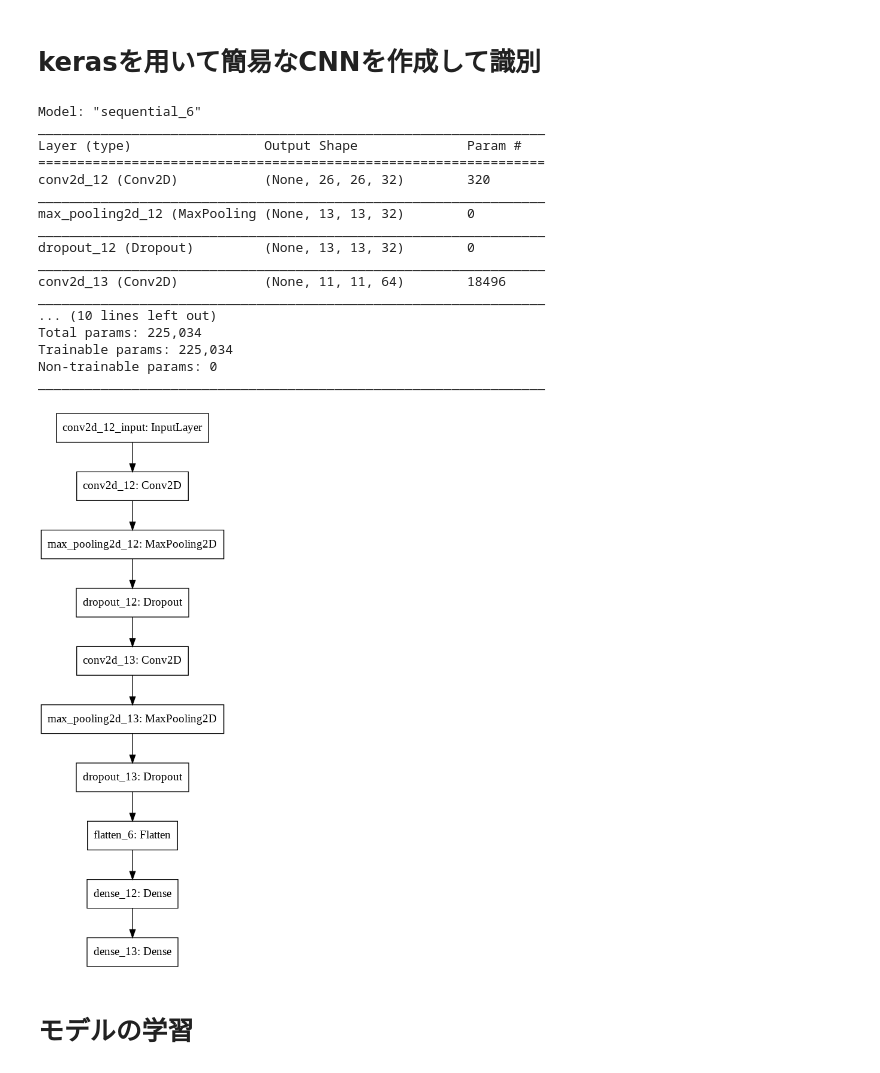
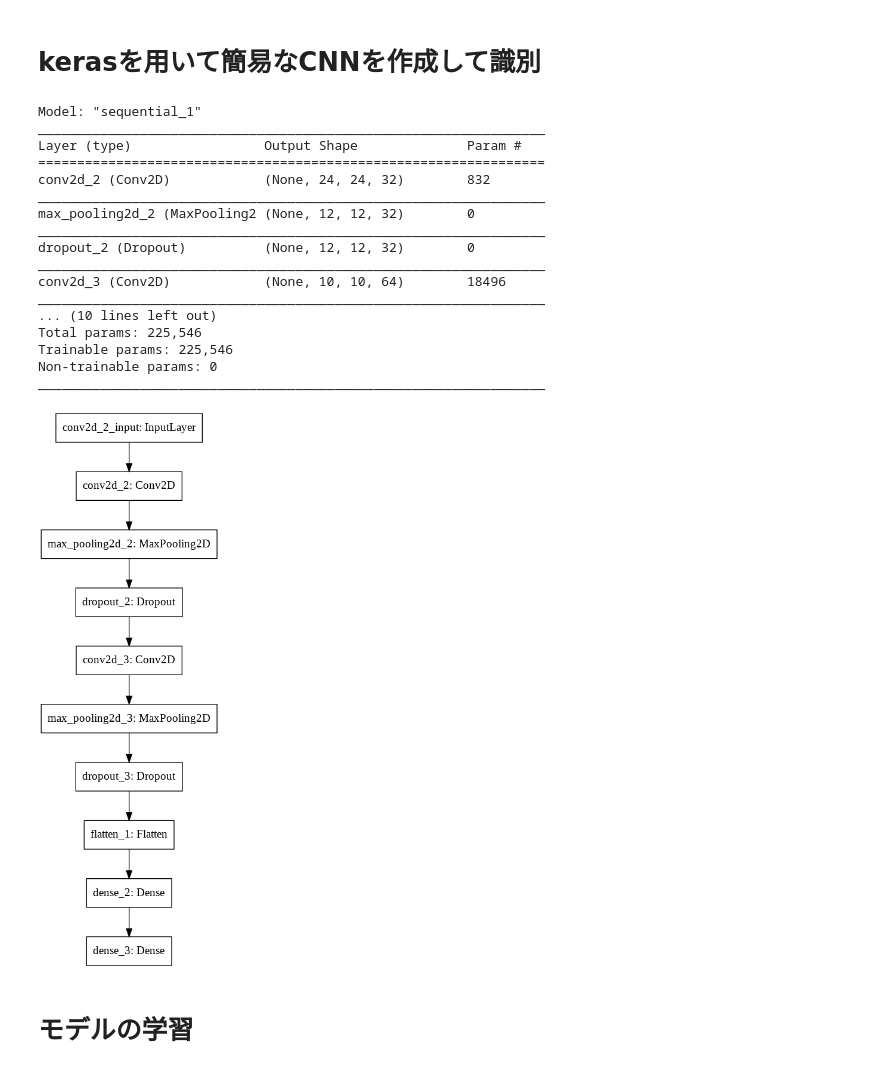
Before and after one commit to IshimotoTakara/CrushedCharactersIdentification, a Jupyter notebook: code.ipynb, the cells around one changed output. Saved outputs shown, nothing was run; the diff lists cells and outputs as text; code cells hidden in the pictures.

```diff
--- a/code.ipynb
+++ b/code.ipynb
@@ -204,6 +236,7 @@ import tensorflow as tf
 from tensorflow import keras
 from tensorflow.keras.models import Sequential
 from tensorflow.keras import layers
+from keras.layers import BatchNormalization
 from tensorflow.keras import backend as K
 from tensorflow.keras.utils import plot_model
 
@@ -219,47 +252,45 @@ input_shape = (28, 28, 1)
 # Sequential：モデル層を積み重ねる形式の記述方法。.addメソッドで簡単に層を追加できる。
 model = Sequential()
 
 # Conv2D：2次元畳み込み層。空間フィルタ – 畳み込み演算層。
-# 32種類の「3×3」のフィルタ
-model.add(layers.Conv2D(32, kernel_size=(3, 3), activation='relu', input_shape=input_shape))
-# プーリング層
+# 32種類の「5×5」のフィルタ
+model.add(layers.Conv2D(32, kernel_size=(5, 5), activation='relu', input_shape=input_shape))
 model.add(layers.MaxPooling2D(pool_size=(2, 2)))
-# ドロップアウト層(過学習防止用, dropoutレートが0.25なら512個のユニットのうち、25%のユニットを無効化）
+# ドロップアウト(過学習防止用, dropoutレートが0.25なら512個のユニットのうち、25%のユニットを無効化？）
 model.add(layers.Dropout(0.25))
 
 model.add(layers.Conv2D(64, kernel_size=(3, 3), activation='relu'))
 model.add(layers.MaxPooling2D(pool_size=(2, 2)))
 model.add(layers.Dropout(0.4))
-# 平準化層
+
 model.add(layers.Flatten())
-# 全結合層
 model.add(layers.Dense(128, activation='relu'))
 model.add(layers.Dense(label_num, activation='softmax'))
 
 # モデルの構造
 model.summary()
 
 # モデルをプロット
 plot_model(model)
 # %% [output]
-Model: "sequential_6"
+Model: "sequential_1"
 _________________________________________________________________
 Layer (type)                 Output Shape              Param #
 =================================================================
-conv2d_12 (Conv2D)           (None, 26, 26, 32)        320
+conv2d_2 (Conv2D)            (None, 24, 24, 32)        832
 _________________________________________________________________
-max_pooling2d_12 (MaxPooling (None, 13, 13, 32)        0
+max_pooling2d_2 (MaxPooling2 (None, 12, 12, 32)        0
 _________________________________________________________________
-dropout_12 (Dropout)         (None, 13, 13, 32)        0
+dropout_2 (Dropout)          (None, 12, 12, 32)        0
 _________________________________________________________________
-conv2d_13 (Conv2D)           (None, 11, 11, 64)        18496
+conv2d_3 (Conv2D)            (None, 10, 10, 64)        18496
 _________________________________________________________________
 ... (10 lines left out)
-Total params: 225,034
-Trainable params: 225,034
+Total params: 225,546
+Trainable params: 225,546
 Non-trainable params: 0
 _________________________________________________________________
-[figure, old version]
+[figure, new version]
 # %% [markdown]
 # モデルの学習
 # %%
```
Also changed, not shown: parts of 6 cells of this notebook.
